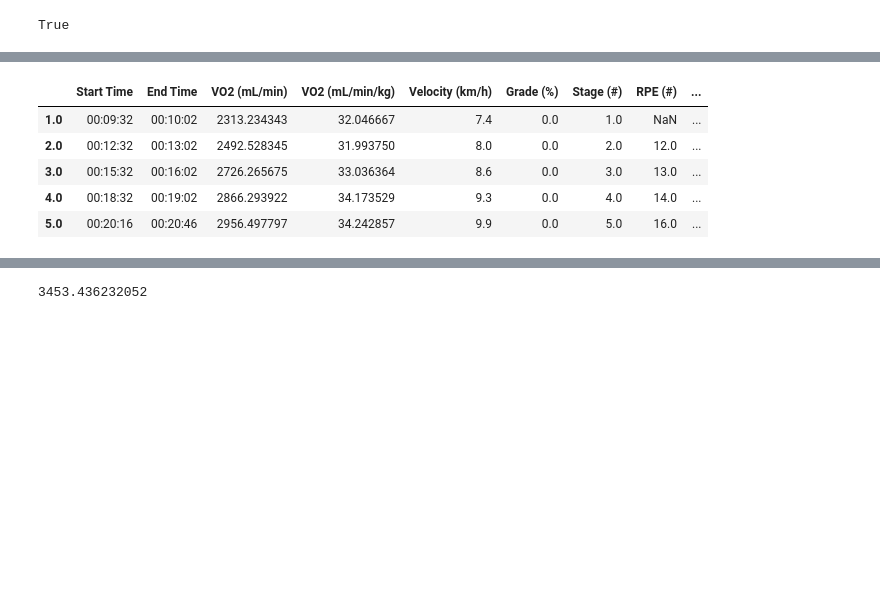
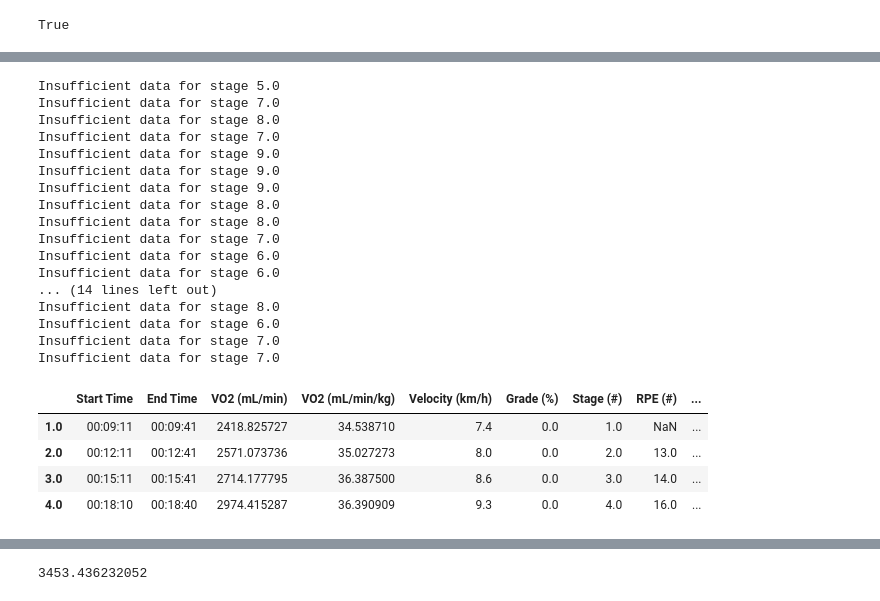
Before and after one commit to myschne/SI485Project, a Jupyter notebook: MIPACEFeatExt.ipynb, the cells around one changed output, grey strips where cells are left out. Cells and saved outputs as stored; diff of their text form; code cells hidden in the pictures; blank space fills up the shorter version.

```diff
--- a/MIPACEFeatExt.ipynb
+++ b/MIPACEFeatExt.ipynb
@@ -175,9 +159,19 @@ def get_VO2_peak_and_time(id, test_df, VO2_outcome_df):
     # (Commented-out code for manually setting 'id' and converting time format)
     # id = f'{test_df['participant_ID'][0]}_{test_df['visit_date'][0]}'
     # test_df['t'] = pd.to_datetime('1900-01-01 ' + test_df['t'], format='%Y-%m-%d %H:%M:%S')
+    test_df['t'] = pd.to_datetime(test_df['t'], errors='coerce')
+    test_df = test_df.dropna(subset=['t', 'VO2'])  # Drop rows where time or VO2 is NaN
 
-    # Compute a 30-second rolling average of VO2 values based on time column 't'
-    rolling_avg = test_df.rolling('30s', on='t')['VO2'].mean()
+    if test_df.empty:
+        print(f"[{id}] Test DataFrame is empty after dropping NaTs.")
+        return
+
+    # Compute 30s rolling average of VO2
+    rolling_avg = test_df.rolling('30s', on='t')['VO2'].mean().dropna()
+
+    if rolling_avg.empty:
+        print(f"[{id}] Rolling average is empty — not enough data.")
+        return
     # Identify the maximum rolling average VO2 value
     max_avg = rolling_avg.max()
     # Find the index corresponding to the maximum rolling average (end of peak period)
@@ -341,28 +328,46 @@ def create_test_summary(test_df,window_size_seconds):
 # %%
 
 #Create nested dictionary to store test summaries
 #Outer dictionary key is the participant ID
 #Inner dictionary key is the visit number
 #Inner dictionary value is the test summary DataFrame (grouped by stage)
+import warnings
+warnings.simplefilter(action='ignore')
 def create_summaries_dfs(window_size_seconds = 30):
     summaries = {}
     for participant_id, df in participant_df.items():
         id = participant_id.split('_')[0]  #Extract the first part of the participant ID (id)
         if id not in summaries:
             summaries[id] = {}
             summaries[id][1] = create_test_summary(df,window_size_seconds)
         else:
             next_visit = max(summaries[id].keys()) + 1
             summaries[id][next_visit] = create_test_summary(df,window_size_seconds)
 
     return summaries
 
 summaries = create_summaries_dfs()
-summaries['TR000103'][2]
+summaries['TR000103'][3]
 # %% [output]
+Insufficient data for stage 5.0
+Insufficient data for stage 7.0
+Insufficient data for stage 8.0
+Insufficient data for stage 7.0
+Insufficient data for stage 9.0
+Insufficient data for stage 9.0
+Insufficient data for stage 9.0
+Insufficient data for stage 8.0
+Insufficient data for stage 8.0
+Insufficient data for stage 7.0
+Insufficient data for stage 6.0
+Insufficient data for stage 6.0
+... (14 lines left out)
+Insufficient data for stage 8.0
+Insufficient data for stage 6.0
+Insufficient data for stage 7.0
+Insufficient data for stage 7.0
 |  | Start Time | End Time | VO2 (mL/min) | VO2 (mL/min/kg) | Velocity (km/h) | Grade (%) | Stage (#) | RPE (#) | ... |
-| 1.0 | 00:09:32 | 00:10:02 | 2313.234343 | 32.046667 | 7.4 | 0.0 | 1.0 | NaN | ... |
-| 2.0 | 00:12:32 | 00:13:02 | 2492.528345 | 31.993750 | 8.0 | 0.0 | 2.0 | 12.0 | ... |
-| 3.0 | 00:15:32 | 00:16:02 | 2726.265675 | 33.036364 | 8.6 | 0.0 | 3.0 | 13.0 | ... |
-| 4.0 | 00:18:32 | 00:19:02 | 2866.293922 | 34.173529 | 9.3 | 0.0 | 4.0 | 14.0 | ... |
-| 5.0 | 00:20:16 | 00:20:46 | 2956.497797 | 34.242857 | 9.9 | 0.0 | 5.0 | 16.0 | ... |
+| 1.0 | 00:09:11 | 00:09:41 | 2418.825727 | 34.538710 | 7.4 | 0.0 | 1.0 | NaN | ... |
+| 2.0 | 00:12:11 | 00:12:41 | 2571.073736 | 35.027273 | 8.0 | 0.0 | 2.0 | 13.0 | ... |
+| 3.0 | 00:15:11 | 00:15:41 | 2714.177795 | 36.387500 | 8.6 | 0.0 | 3.0 | 14.0 | ... |
+| 4.0 | 00:18:10 | 00:18:40 | 2974.415287 | 36.390909 | 9.3 | 0.0 | 4.0 | 16.0 | ... |
```
Also changed, not shown: parts of 11 cells of this notebook, 1 other file.
